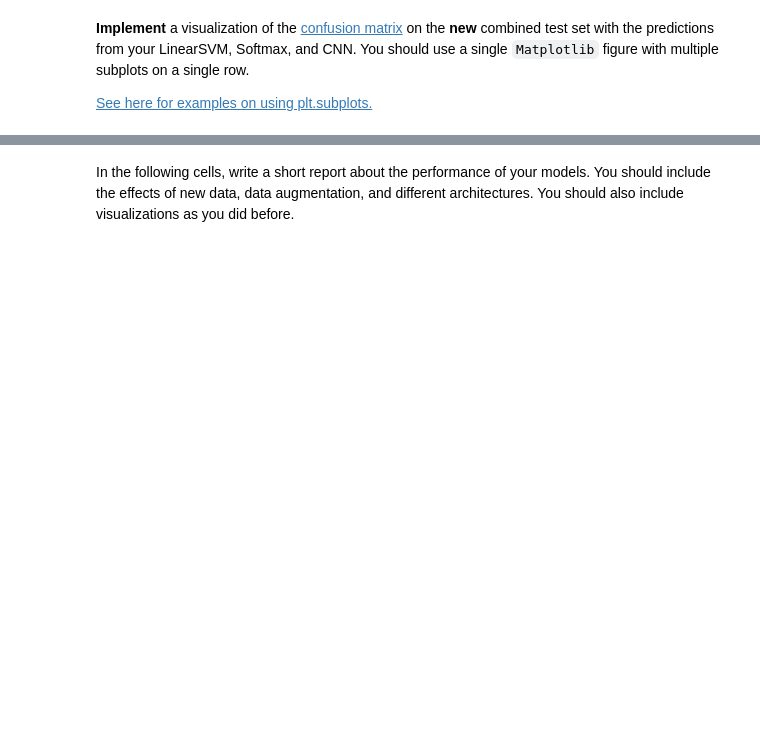
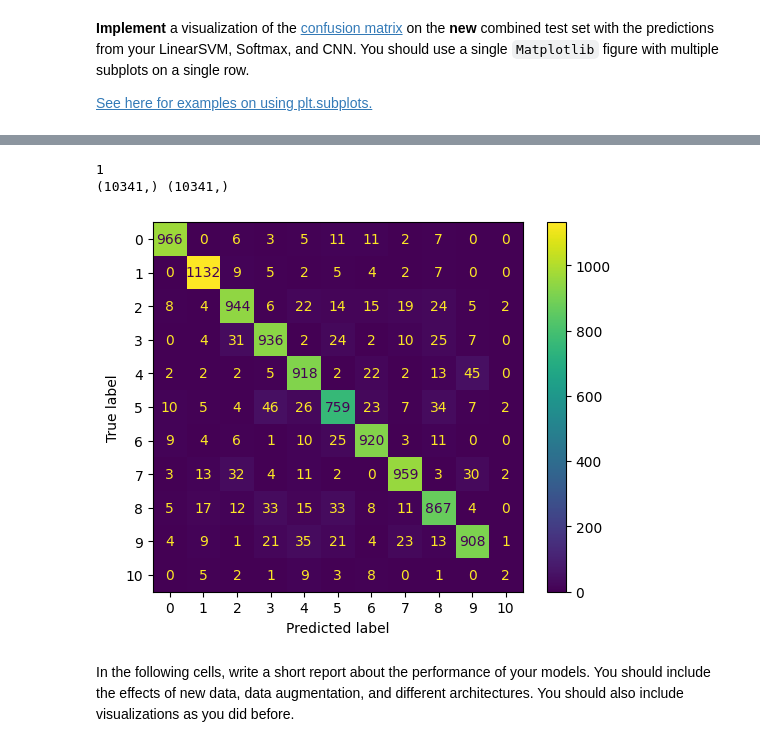
Before and after one commit to ttourneux/Final-Project, a Jupyter notebook: Assignment_3A.ipynb, the cells around one changed output, grey strips where cells are left out. Saved outputs shown, nothing was run; the diff lists cells and outputs as text; code cells hidden in the pictures; blank space fills up the shorter version.

```diff
--- a/Assignment_3A.ipynb
+++ b/Assignment_3A.ipynb
@@ -2163,2 +2107,8 @@ print(max(accuracy_stats['val']))
+# %%
+confusion_matrix_loop(trained_linearSoftmax,criterion,optimizer)
+# %% [output]
+1
+(10341,) (10341,)
+[figure, added]
 # %% [markdown]
 In the following cells, write a short report about the performance of your models. You should include the effects of new data, data augmentation, and different architectures. You should also include visualizations as you did before.
```
Also changed, not shown: parts of 52 cells of this notebook.
